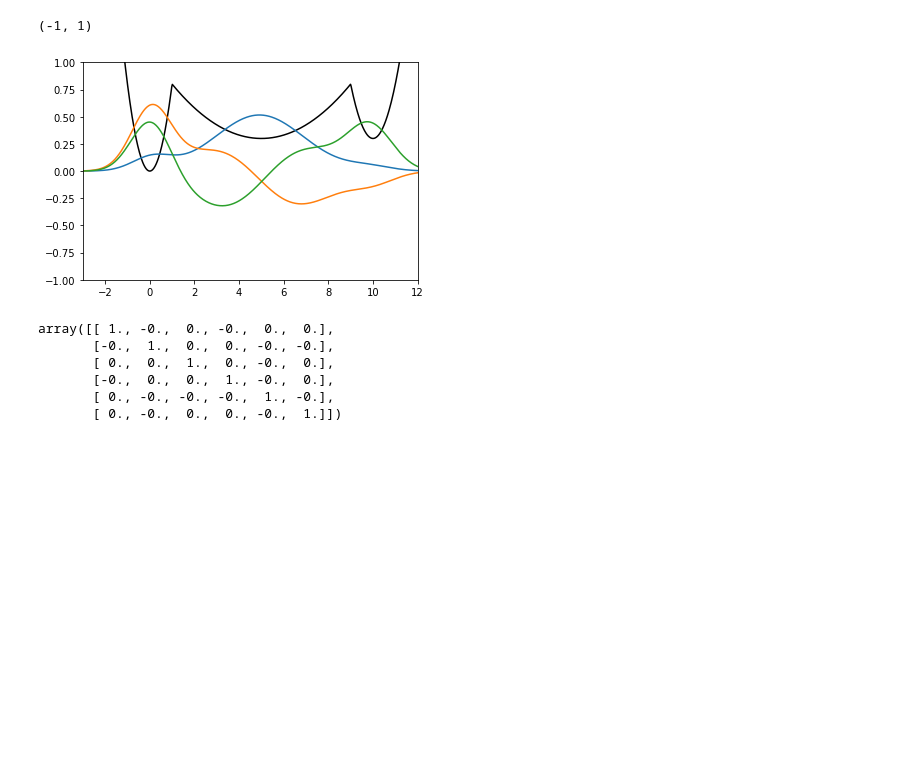
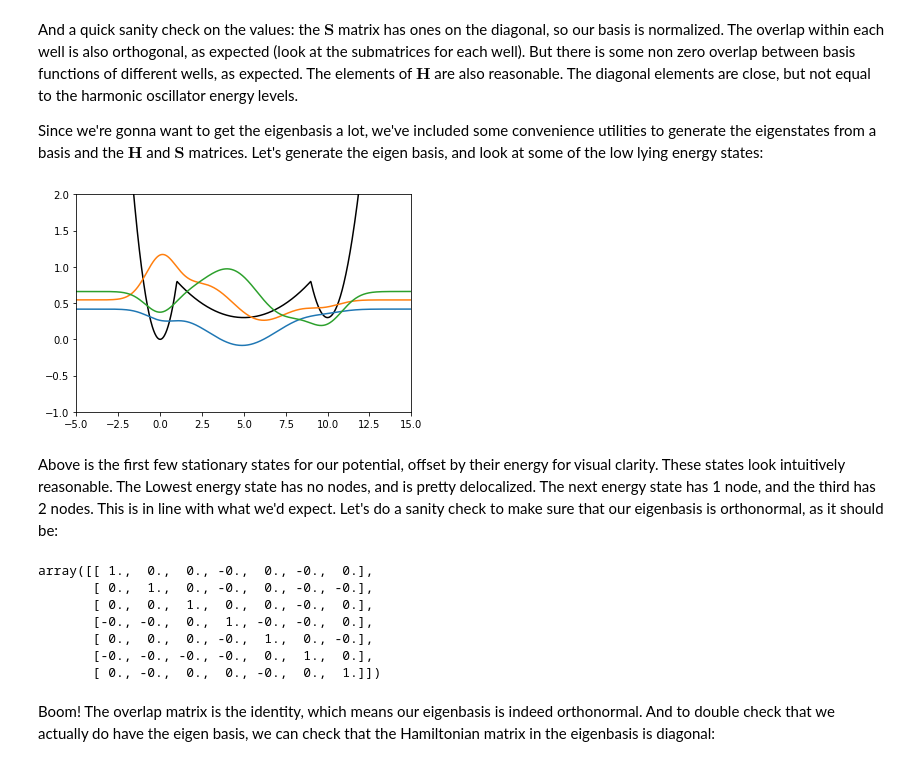
Before and after one commit to ecurtin2/quantized, a Jupyter notebook: docs/source/tutorials/get_matrices.ipynb, the cells around one changed output. Saved outputs shown, nothing was run; the diff lists cells and outputs as text; code cells hidden in the pictures; blank space fills up the shorter version.

```diff
--- a/docs/source/tutorials/get_matrices.ipynb
+++ b/docs/source/tutorials/get_matrices.ipynb
@@ -97,14 +118,16 @@ from transit_chem.basis import HarmonicOscillator, harmonic_basis_from_parabola
 
 cutoff_energy = 2
 basis = (
-    harmonic_basis_from_parabola(triple_well.well1, cutoff_energy=cutoff_energy)[:2]
-    + harmonic_basis_from_parabola(triple_well.well2, cutoff_energy=cutoff_energy)[:2]
-    + harmonic_basis_from_parabola(triple_well.well3, cutoff_energy=cutoff_energy)[:2]
+    harmonic_basis_from_parabola(triple_well.well1, cutoff_energy=cutoff_energy)
+    + harmonic_basis_from_parabola(triple_well.well2, cutoff_energy=cutoff_energy)[:3]  # Only keep first 3 for demo purposes
+    + harmonic_basis_from_parabola(triple_well.well3, cutoff_energy=cutoff_energy)
 )
 
+fig = plt.figure()
 plt.plot(x, triple_well(x), "k")
 for b in basis:
     plt.plot(x, b(x))
 plt.xlim(*XLIM)
 plt.ylim(*YLIM)
+plt.show()
 # %% [output]
@@ -119,23 +189,41 @@ H = pairwise_array_from_func(basis, op.Hamiltonian(triple_well), symmetric=True)
+# %% [markdown]
+And a quick sanity check on the values: the $\mathbf{S}$ matrix has ones on the diagonal, so our basis is normalized. The overlap within each well
+is also orthogonal, as expected (look at the submatrices for each well). But there is some non zero overlap between basis functions
+of different wells, as expected. The elements of $\mathbf{H}$ are also reasonable. The diagonal elements are close, but not equal to the
+harmonic oscillator energy levels.
+
+
+Since we're gonna want to get the eigenbasis a lot, we've included some convenience utilities to generate the eigenstates
+from a basis and the $\mathbf{H}$ and $\mathbf{S}$ matrices. Let's generate the eigen basis, and look at some of the low
+lying energy states:
 # %%
 from transit_chem.basis import EigenBasis
 
 eig_basis = EigenBasis.from_basis(basis, H, S)
 
+fig = plt.figure()
 plt.plot(x, triple_well(x), "k")
-for b in eig_basis.states[:3]:
-    plt.plot(x, b(x))
+for state, energy in zip(eig_basis.states[:3], eig_basis.energies[:3]):
+    plt.plot(x, state(x) + energy)
 
-plt.xlim(-3, 12)
-plt.ylim(-1, 1)
+plt.xlim(*XLIM)
+plt.ylim(*YLIM)
+plt.show()
 # %% [output]
-(-1, 1)
-[figure, old version]
+[figure, new version]
+# %% [markdown]
+Above is the first few stationary states for our potential, offset by their energy
+for visual clarity. These states look intuitively reasonable. The Lowest energy state
+has no nodes, and is pretty delocalized. The next energy state has 1 node, and the third
+has 2 nodes. This is in line with what we'd expect. Let's do a sanity check to make
+sure that our eigenbasis is orthonormal, as it should be:
 # %%
-pairwise_array_from_func(eigenbasis, op.overlap, symmetric=True)
+pairwise_array_from_func(eig_basis.states, op.overlap, symmetric=True)
 # %% [output]
-array([[ 1., -0.,  0., -0.,  0.,  0.],
-       [-0.,  1.,  0.,  0., -0., -0.],
-       [ 0.,  0.,  1.,  0., -0.,  0.],
-       [-0.,  0.,  0.,  1., -0.,  0.],
-       [ 0., -0., -0., -0.,  1., -0.],
-       [ 0., -0.,  0.,  0., -0.,  1.]])
+array([[ 1.,  0.,  0., -0.,  0., -0.,  0.],
+       [ 0.,  1.,  0., -0.,  0., -0., -0.],
+       [ 0.,  0.,  1.,  0.,  0., -0.,  0.],
+       [-0., -0.,  0.,  1., -0., -0.,  0.],
+       [ 0.,  0.,  0., -0.,  1.,  0., -0.],
+       [-0., -0., -0., -0.,  0.,  1.,  0.],
+       [ 0., -0.,  0.,  0., -0.,  0.,  1.]])
@@ -143,0 +230,4 @@ time_evolving = eig_basis.time_evolving(basis[0])
+# %% [markdown]
+Boom! The overlap matrix is the identity, which means our eigenbasis is indeed orthonormal. And
+to double check that we actually do have the eigen basis, we can check that the Hamiltonian matrix
+in the eigenbasis is diagonal:
```
Also changed, not shown: parts of 15 cells of this notebook, 5 other files.
